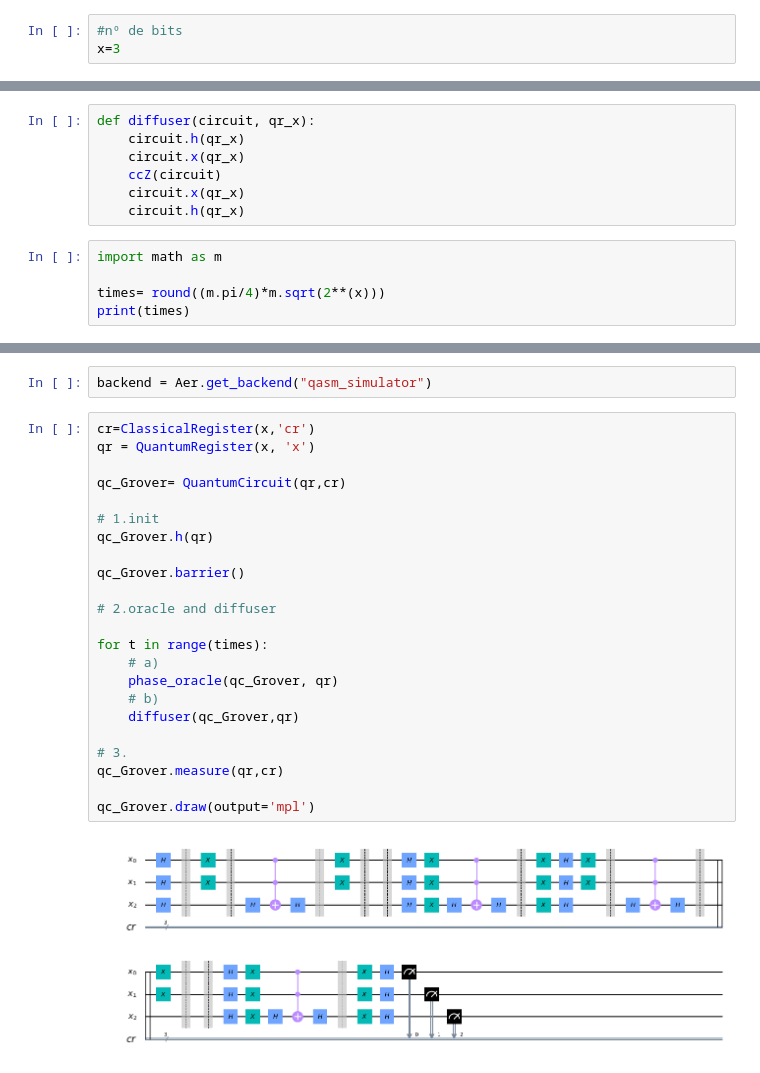
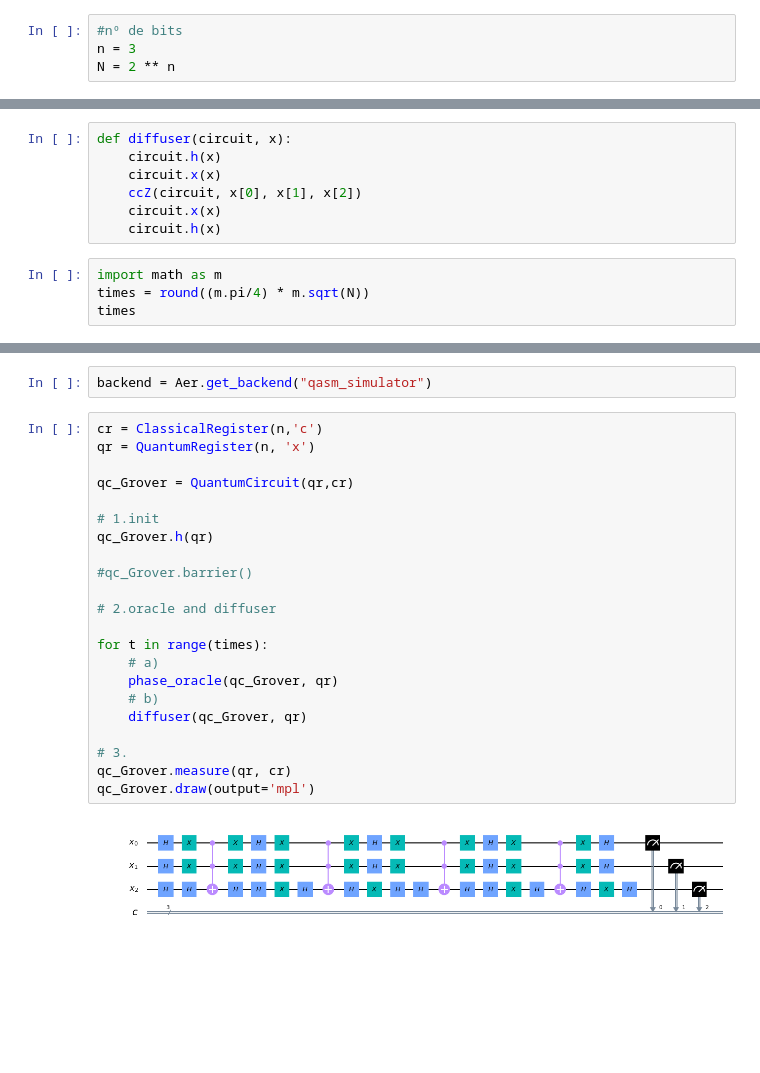
Before and after one commit to SiIky/ic-1920-tp, a Jupyter notebook: tp2/TP2.ipynb, the cells around one changed output, grey strips where cells are left out. Cells and saved outputs as stored; diff of their text form; blank space fills up the shorter version.

Commit message:
Add (non-)optimized version of the circuit

```diff
--- a/tp2/TP2.ipynb
+++ b/tp2/TP2.ipynb
@@ -44,5 +38,6 @@ plot_state_city(psi2)
 [figure]
 # %%
 #nº de bits
-x=3
+n = 3
+N = 2 ** n
 # %%
@@ -65,44 +59,42 @@ def phase_oracle(circuit, qr):
 # %% [markdown]
 ### Oracle $U_w$
 # %%
-def diffuser(circuit, qr_x):
-    circuit.h(qr_x)
-    circuit.x(qr_x)
-    ccZ(circuit)
-    circuit.x(qr_x)
-    circuit.h(qr_x)
+def diffuser(circuit, x):
+    circuit.h(x)
+    circuit.x(x)
+    ccZ(circuit, x[0], x[1], x[2])
+    circuit.x(x)
+    circuit.h(x)
 # %%
 import math as m
-
-times= round((m.pi/4)*m.sqrt(2**(x)))
-print(times)
+times = round((m.pi/4) * m.sqrt(N))
+times
 # %% [output]
 2
 # %%
 backend = Aer.get_backend("qasm_simulator")
 # %%
-cr=ClassicalRegister(x,'cr')
-qr = QuantumRegister(x, 'x')
+cr = ClassicalRegister(n,'c')
+qr = QuantumRegister(n, 'x')
 
-qc_Grover= QuantumCircuit(qr,cr)
+qc_Grover = QuantumCircuit(qr,cr)
 
 # 1.init
 qc_Grover.h(qr)
 
-qc_Grover.barrier()
+#qc_Grover.barrier()
 
 # 2.oracle and diffuser
 
 for t in range(times):
     # a)
     phase_oracle(qc_Grover, qr)
     # b)
-    diffuser(qc_Grover,qr)
+    diffuser(qc_Grover, qr)
 
 # 3.
-qc_Grover.measure(qr,cr)
-
+qc_Grover.measure(qr, cr)
 qc_Grover.draw(output='mpl')
 # %% [output]
-[figure, old version]
+[figure, new version]
 # %%
```
Also changed, not shown: parts of 6 cells of this notebook.
